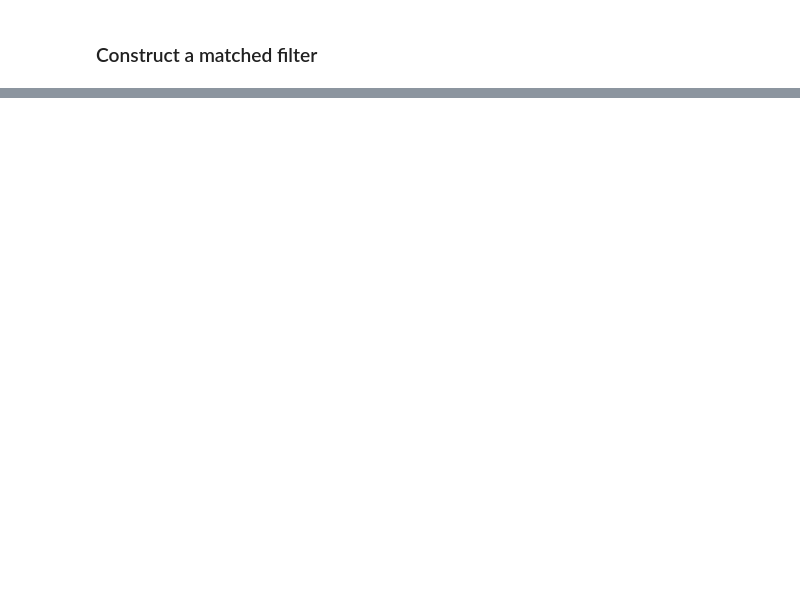
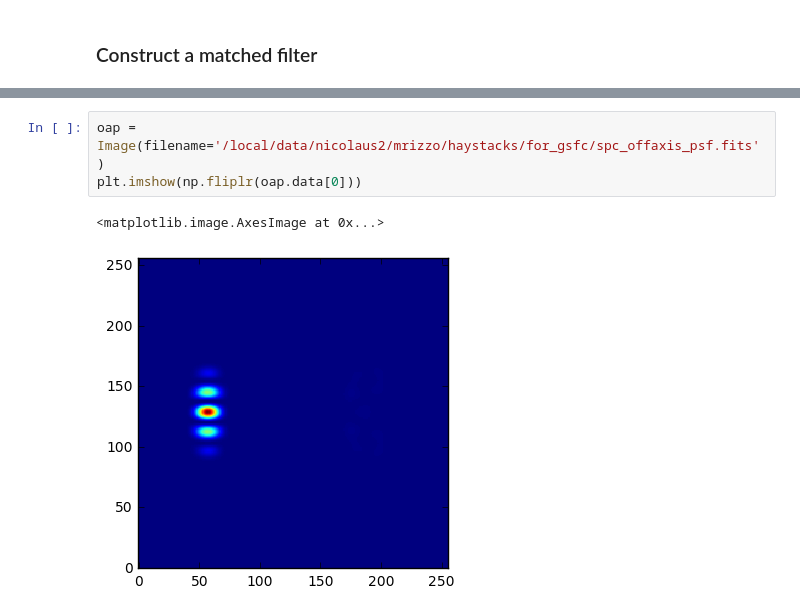
Before and after one commit to mjrfringes/crispy, a Jupyter notebook: notebooks/ShapedPupilIFS.ipynb, the cells around one changed output, grey strips where cells are left out. Saved outputs shown, nothing was run; the diff lists cells and outputs as text; blank space fills up the shorter version.

```diff
--- a/notebooks/ShapedPupilIFS.ipynb
+++ b/notebooks/ShapedPupilIFS.ipynb
@@ -438,0 +504,6 @@ plt.show()
+# %%
+oap = Image(filename='/local/data/nicolaus2/mrizzo/haystacks/for_gsfc/spc_offaxis_psf.fits')
+plt.imshow(np.fliplr(oap.data[0]))
+# %% [output]
+<matplotlib.image.AxesImage at 0x...>
+[figure, added]
```
Also changed, not shown: parts of 14 cells of this notebook.
